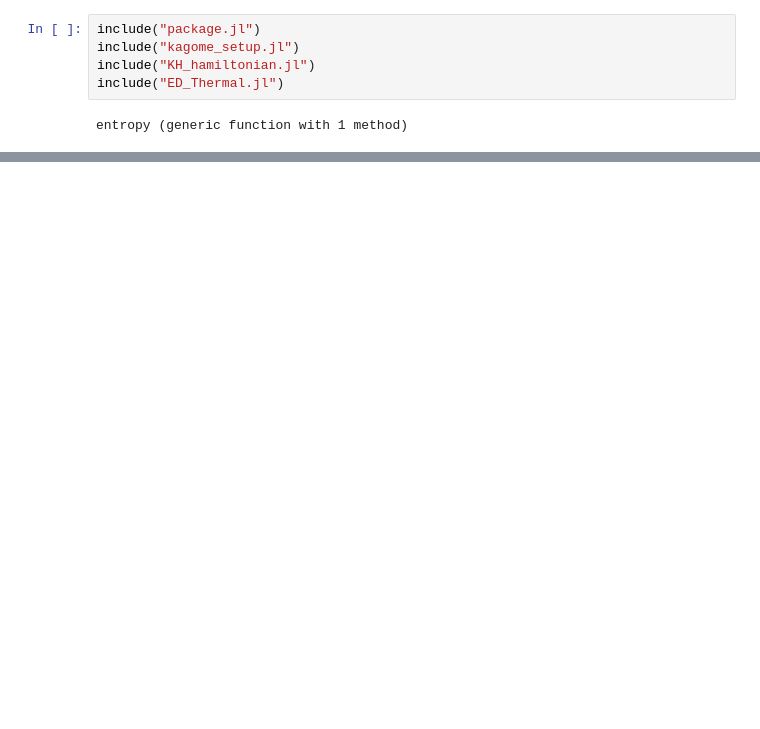
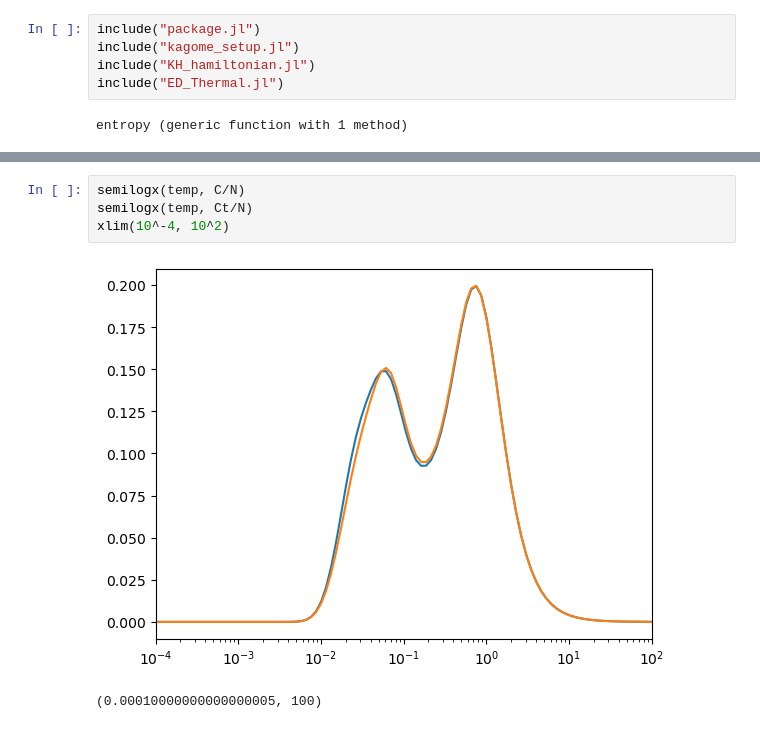
Before and after one commit to Sharon-Liang/Finite-T-Lanczos, a Jupyter notebook: Test_FTLM.ipynb, the cells around one changed output, grey strips where cells are left out. Drawn from its saved outputs; the diff is of its cells as text; blank space fills up the shorter version.

```diff
--- a/Test_FTLM.ipynb
+++ b/Test_FTLM.ipynb
@@ -77,0 +149,7 @@ println(e)
+# %%
+semilogx(temp, C/N)
+semilogx(temp, Ct/N)
+xlim(10^-4, 10^2)
+# %% [output]
+[figure, added]
+(0.00010000000000000005, 100)
```
Also changed, not shown: parts of 15 cells of this notebook, 6 other files.
